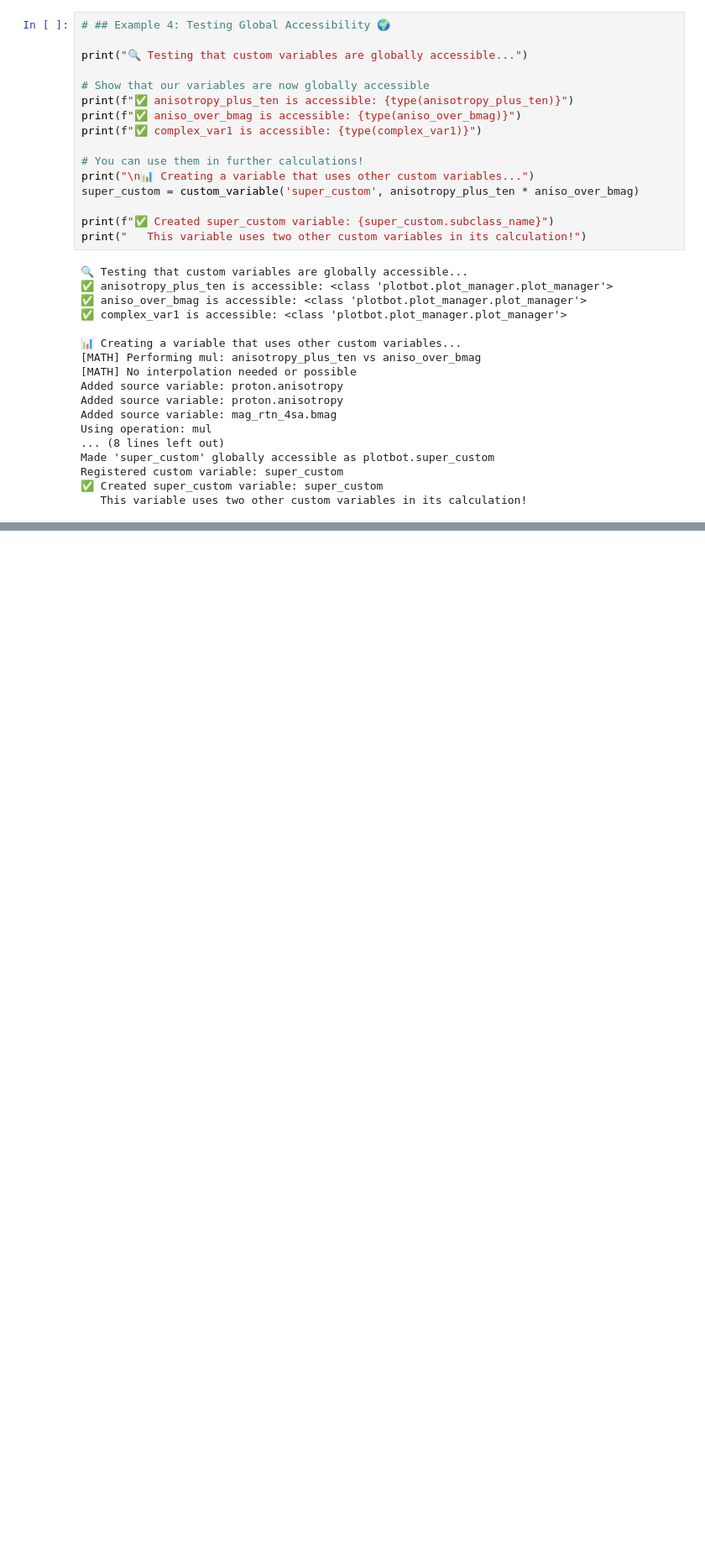
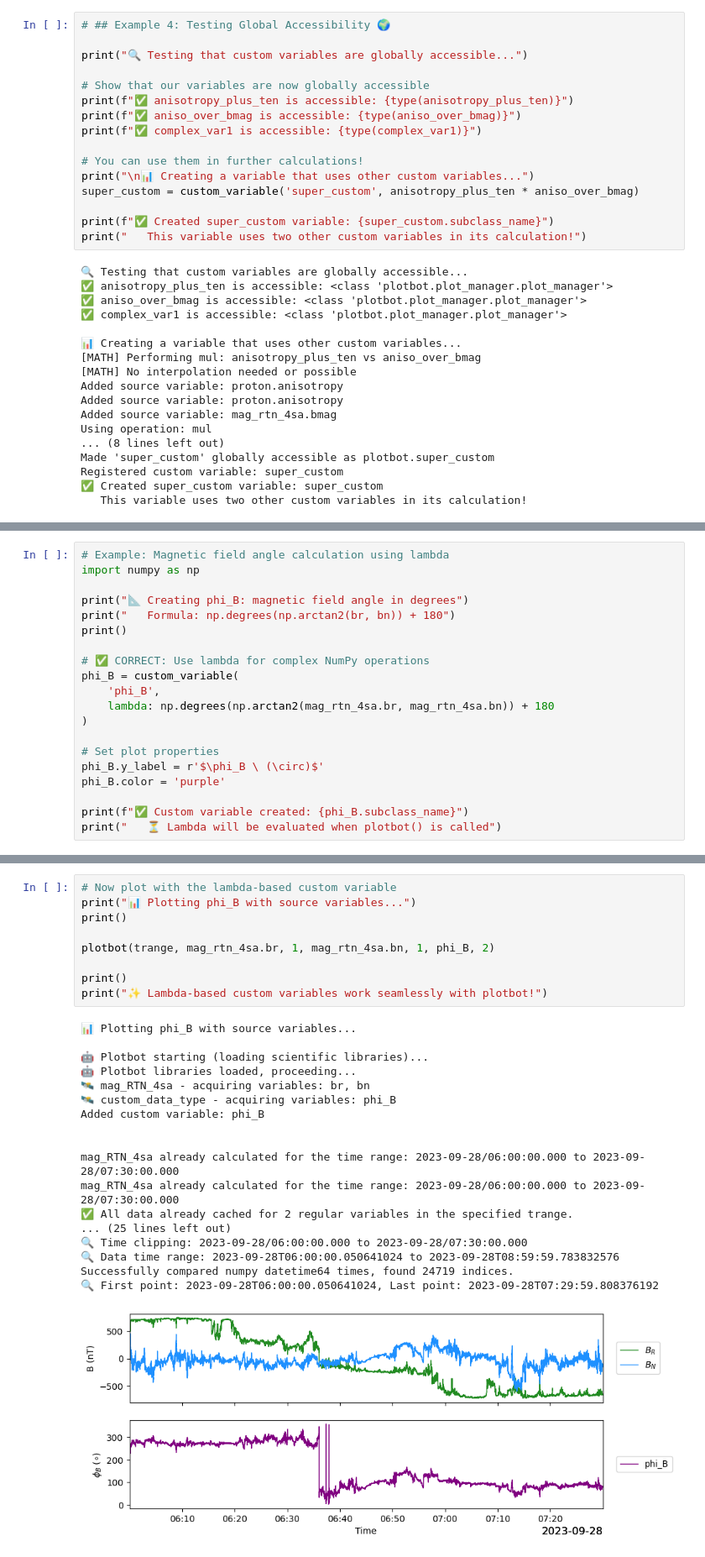
Before and after one commit to Sonified/Plotbot, a Jupyter notebook: example_notebooks/plotbot_custom_variable_examples.ipynb, the cells around one changed output, grey strips where cells are left out. Shown at 84% size. Saved outputs shown, nothing was run; the diff lists cells and outputs as text; blank space fills up the shorter version.

```diff
--- a/example_notebooks/plotbot_custom_variable_examples.ipynb
+++ b/example_notebooks/plotbot_custom_variable_examples.ipynb
@@ -331,0 +313,20 @@ The custom variables system is now fully functional and ready for your space phy
+# %%
+# Example: Magnetic field angle calculation using lambda
+import numpy as np
+
+print("📐 Creating phi_B: magnetic field angle in degrees")
+print("   Formula: np.degrees(np.arctan2(br, bn)) + 180")
+print()
+
+# ✅ CORRECT: Use lambda for complex NumPy operations
+phi_B = custom_variable(
+    'phi_B',
+    lambda: np.degrees(np.arctan2(mag_rtn_4sa.br, mag_rtn_4sa.bn)) + 180
+)
+
+# Set plot properties
+phi_B.y_label = r'$\phi_B \ (\circ)$'
+phi_B.color = 'purple'
+
+print(f"✅ Custom variable created: {phi_B.subclass_name}")
+print("   ⏳ Lambda will be evaluated when plotbot() is called")
@@ -331,0 +341,28 @@ The custom variables system is now fully functional and ready for your space phy
+# %%
+# Now plot with the lambda-based custom variable
+print("📊 Plotting phi_B with source variables...")
+print()
+
+plotbot(trange, mag_rtn_4sa.br, 1, mag_rtn_4sa.bn, 1, phi_B, 2)
+
+print()
+print("✨ Lambda-based custom variables work seamlessly with plotbot!")
+# %% [output]
+📊 Plotting phi_B with source variables...
+
+🤖 Plotbot starting (loading scientific libraries)...
+🤖 Plotbot libraries loaded, proceeding...
+🛰️ mag_RTN_4sa - acquiring variables: br, bn
+🛰️ custom_data_type - acquiring variables: phi_B
+Added custom variable: phi_B
+
+
+mag_RTN_4sa already calculated for the time range: 2023-09-28/06:00:00.000 to 2023-09-28/07:30:00.000
+mag_RTN_4sa already calculated for the time range: 2023-09-28/06:00:00.000 to 2023-09-28/07:30:00.000
+✅ All data already cached for 2 regular variables in the specified trange.
+... (25 lines left out)
+🔍 Time clipping: 2023-09-28/06:00:00.000 to 2023-09-28/07:30:00.000
+🔍 Data time range: 2023-09-28T06:00:00.050641024 to 2023-09-28T08:59:59.783832576
+Successfully compared numpy datetime64 times, found 24719 indices.
+🔍 First point: 2023-09-28T06:00:00.050641024, Last point: 2023-09-28T07:29:59.808376192
+[figure, added]
```
Also changed, not shown: parts of 11 cells of this notebook, 19 other files.
